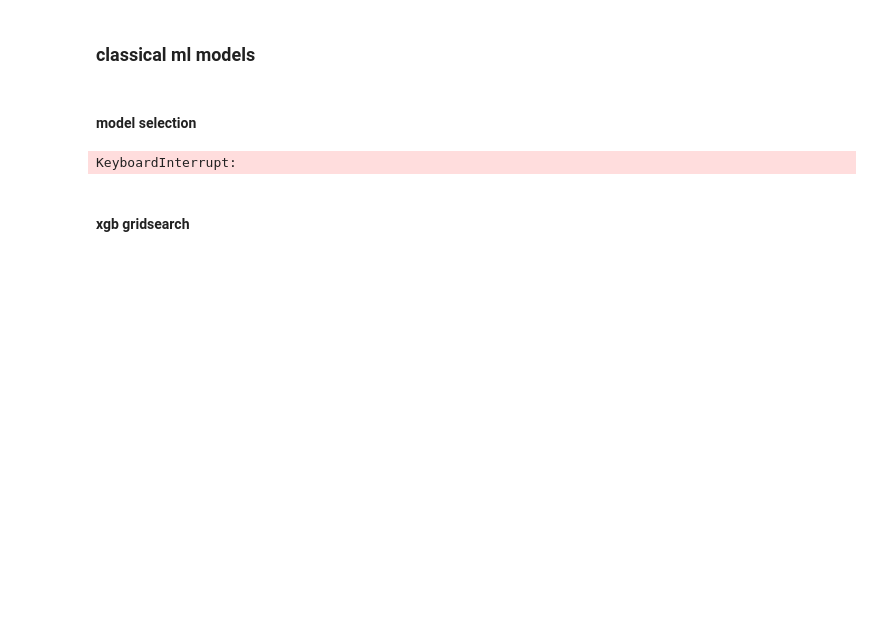
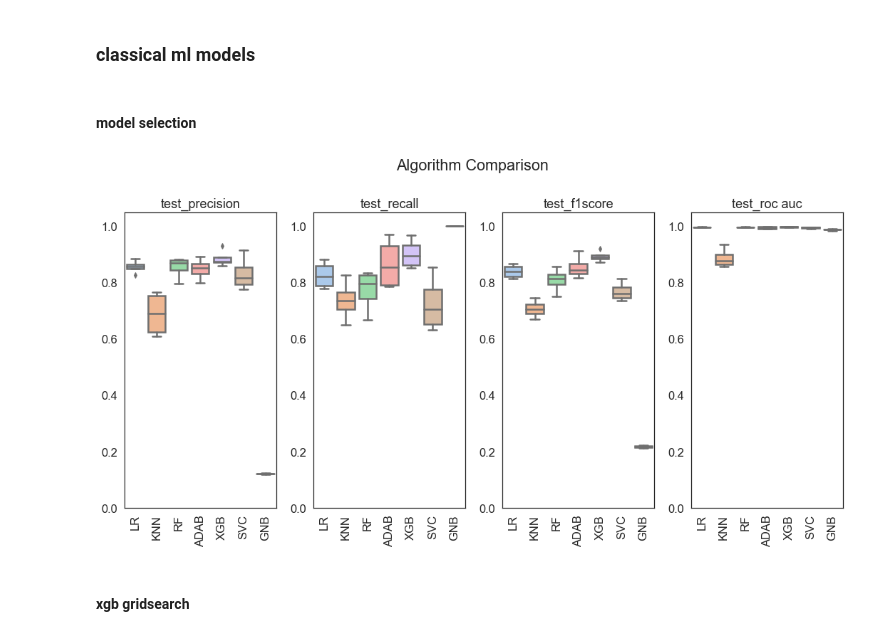
Before and after one commit to Karsten-Yan/ky-nf-capstone, a Jupyter notebook: 2_Predictive_Modelling.ipynb, the cells around one changed output. Saved outputs shown, nothing was run; the diff lists cells and outputs as text; code cells hidden in the pictures; blank space fills up the shorter version.

```diff
--- a/2_Predictive_Modelling.ipynb
+++ b/2_Predictive_Modelling.ipynb
@@ -234,5 +246,0 @@ def model_selection_plot(results, names):
-# %%
-results_s, names_s = model_selection(X_finaltest_not_combined, y_finaltest_not_combined, models, scoring,
-                                     cv_by_hand, preprocessor_not_combined)
-# %% [output]
-KeyboardInterrupt:
@@ -241,3 +247,9 @@ model_selection_plot(results_s, names_s)
+# %%
+sel = ModelSelector(preprocessor_not_combined)
+# %%
+sel.select_model(X_finaltest_not_combined, y_finaltest_not_combined, True)
+# %% [output]
+[figure, added]
 # %% [markdown]
 #### xgb gridsearch
 # %%
```
Also changed, not shown: parts of 90 cells of this notebook, 3 other files.
